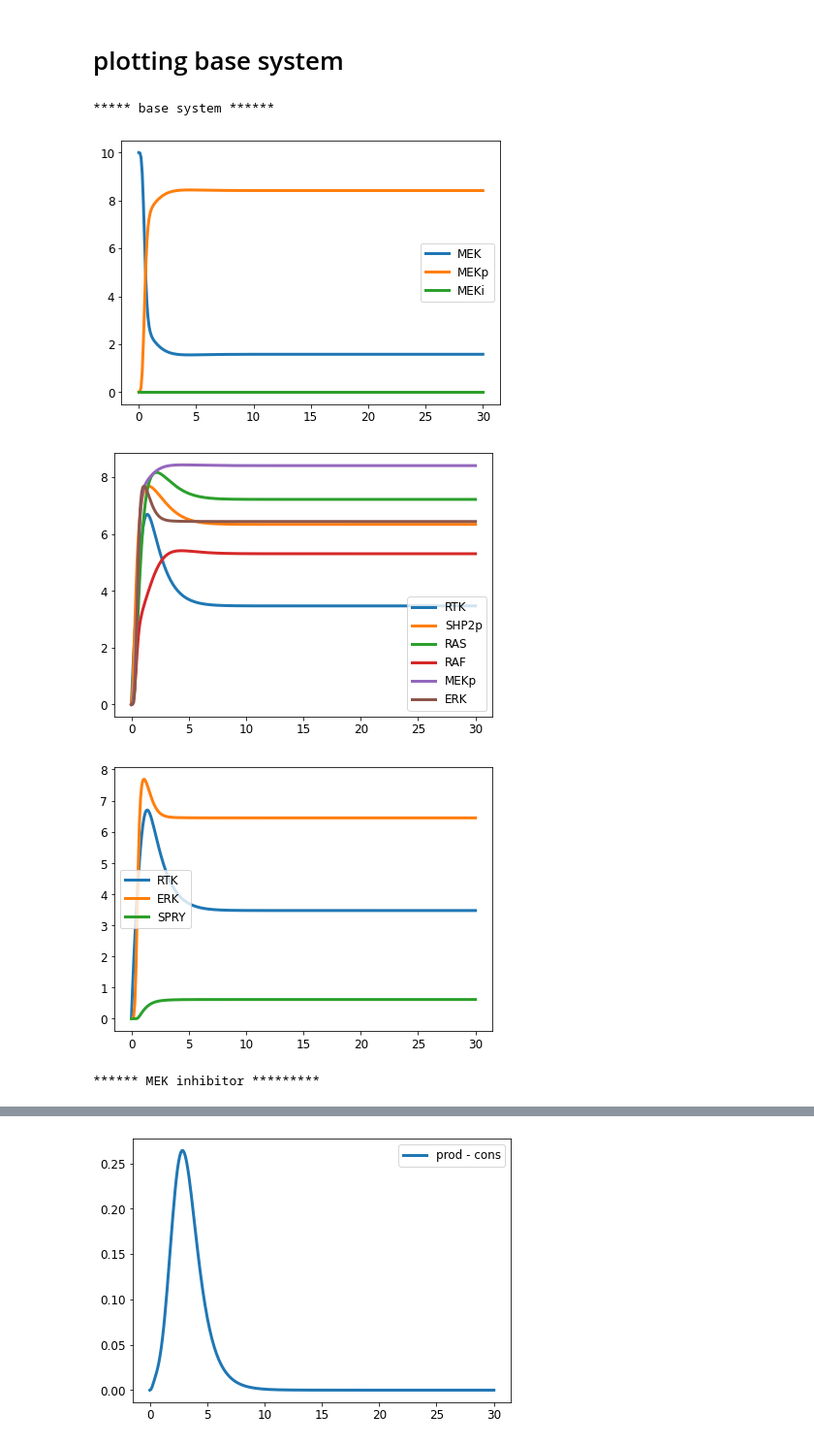
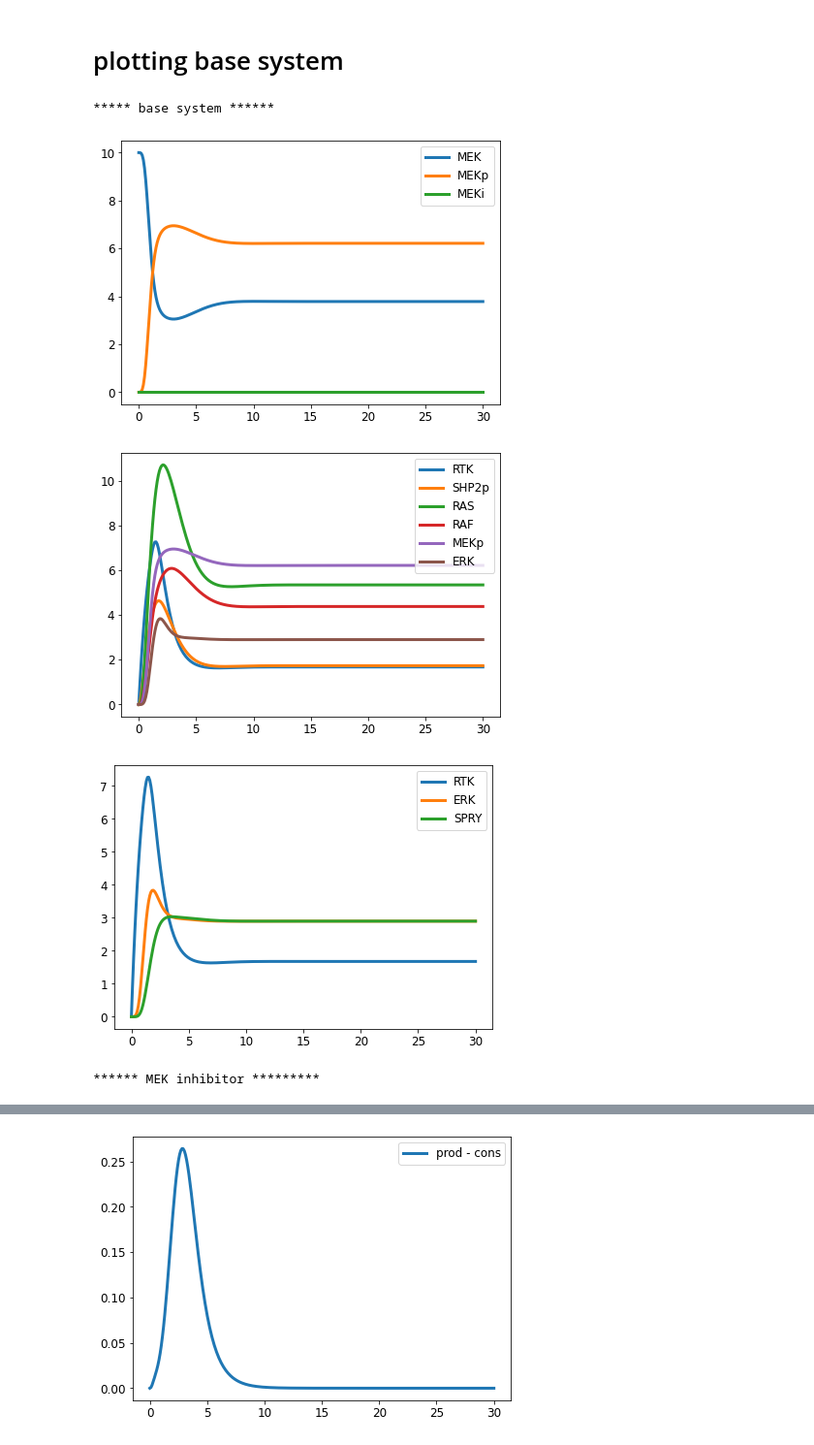
Before and after one commit to Dunni3/erk-ar, a Jupyter notebook: second-attempt.ipynb, the cells around one changed output, grey strips where cells are left out. Shown at 97% size. Saved outputs shown, nothing was run; the diff lists cells and outputs as text; code cells hidden in the pictures.

Commit message:
added crosstalk mechanism and tested dual inhibition

```diff
--- a/second-attempt.ipynb
+++ b/second-attempt.ipynb
@@ -148,7 +123,7 @@ def vitro_system(y, t, l, mu, a_hat, beta, ct, k, gamma, epsilon, eta):
     # mu has shape 3 for RTK, DUSP, and SPRY degradation
     # a_hat (alpha tilde) and beta have shape 5 - for SHP2, RAS, RAF, MEK, ERK
     # ct has shape 3 for the total concentration of RAS, RAF, and ERK
-    # k has shape 5 for the feedback mechanisms acting on RTK, RAF, ERK, DUSP, SPRY
+    # k has shape 3 for the negative feedback mechanisms acting on RTK, RAF, ERK
     # gamma (inhibitor complexation rate) has shape 2 for the two inhibitors
     # epsilon (decomplexation rate) has shape 2 for the two inhibitors
     # eta (inhibitor degredation rate) has shape 2 for Is, Im
@@ -202,17 +177,20 @@ def vitro_system(y, t, l, mu, a_hat, beta, ct, k, gamma, epsilon, eta):
     dy[9] = a_hat[4]*ct[2]*negative_feedback(y[10], k[2], n=3)*y[7]*(1 - y[9]/ct[2]) - beta[4]*y[9]
 
     # model DUSP
-    dy[10] = l[1]*positive_feedback(y[9], k[3], n=3) - mu[1]*y[10]
+    # dy[10] = l[1]*positive_feedback(y[9], k[3], n=3) - mu[1]*y[10]
+    dy[10] = l[1]*y[9] - mu[1]*y[10]
 
     # model SPRY
-    dy[11] = l[2]*positive_feedback(y[9], k[4], n=3) - mu[2]*y[11]
+    # dy[11] = l[2]*positive_feedback(y[9], k[4], n=3) - mu[2]*y[11]
+    dy[11] = l[2]*y[9] - mu[2]*y[11]
 
     return dy
 # %% [markdown]
 ## functions for plotting results
 # %%
-labels = 'RTK,SHP2,SHP2p,SHP2i,RAS,RAF,MEK,MEKp,MEKi,ERK,DUSP,SPRY,Is,Im'
+labels = 'RTK,SHP2,SHP2p,SHP2i,RAS,RAF,MEK,MEKp,MEKi,ERK,DUSP,SPRY,Is,Im,CT,D1,D2'
 labels = labels.split(',')
+print(*[ f'{i} -> {label}' for i,label in enumerate(labels)], sep='\n')
 label_map = {label: idx for idx, label in enumerate(labels)}
 
 def plot_components(t, y, component_str):
@@ -244,22 +240,20 @@ y0[6] = 10 # unphosphorylated MEK
 l = np.ones(3) # non-cascade production
 l[0] = 10 # increase production rate of RTK
 mu = np.ones(3) # non-cascade clearance
-a_hat = np.ones(5)
-a_hat[3] = 2 # alpha_mek -> increase level of phosphorylated MEK at SS
-a_hat[1] = 0.1 # alpha_RAS
-a_hat[2] = 0.2 # alpha_RAF
+a_hat = np.ones(5)*0.25
+a_hat[3] = 0.75 # alpha_mek -> increase level of phosphorylated MEK at SS
+# a_hat[1] = 0.1 # alpha_RAS
+# a_hat[2] = 0.1 # alpha_RAF
+# a_hat[4] = 0.6 # alpha_erk
 beta = np.ones(5)*2
 beta[2] = 0.5 # beta raf
 ct = np.ones(3)*10
 ct[0] = 30 # total concentration of RAS
 # ct[1] = 30 # total concentration of RAF
-k = np.ones(5)
-k[4] = 5.5 # increase K for ERKs effect on SPRY
-k[0] = 0.5 # make RTK more sensitive to SPRY
-# k[1] = 1 # increase K for RAF
-k[2] = 0.4
+k = np.ones(3)
+k[0] = 1.7 # make RTK more sensitive to SPRY
+k[2] = 3
 k[1] = 6 # increase K for RAF
-k[3] = 7 # K for DUSP
 gamma = np.ones(2)*0.1 # complexation rate
 epsilon = gamma*0.8 # decomplexation rate
 eta = gamma*0.0 # inhibitor clearance rate
@@ -293,34 +287,34 @@ plt.show()
 
 # plot mek inhibitor system results
 print('****** MEK inhibitor *********')
 # plot inhibitor concentration
 plt.plot(t, y[:, 13], lw=3, label='Im')
 plt.title('Inhibitor Concentration')
 plt.legend()
 plt.show()
 
 
 # plot MEK concentrations
 plot_components(t, y, "MEK,MEKp,MEKi")
 plt.title("MEK levels")
 plt.show()
 
 plot_components(t, y, "SPRY,DUSP")
 plt.title('SPRY and DUSP')
 plt.show()
 
 # plot things
 plot_cascade(t, y)
 plt.title('Cascade')
 plt.show()
 # plt.xlim((0, 30))
 # plt.show()
 plot_rtk_feedback(t, y)
 plt.title('RTK feedback')
 plt.show()
 # %% [output]
 ***** base system ******
-[figure, old version]
+[figure, new version]
-[figure, old version]
+[figure, new version]
-[figure, old version]
+[figure, new version]
 ****** MEK inhibitor *********
```
Also changed, not shown: parts of 16 cells of this notebook.
